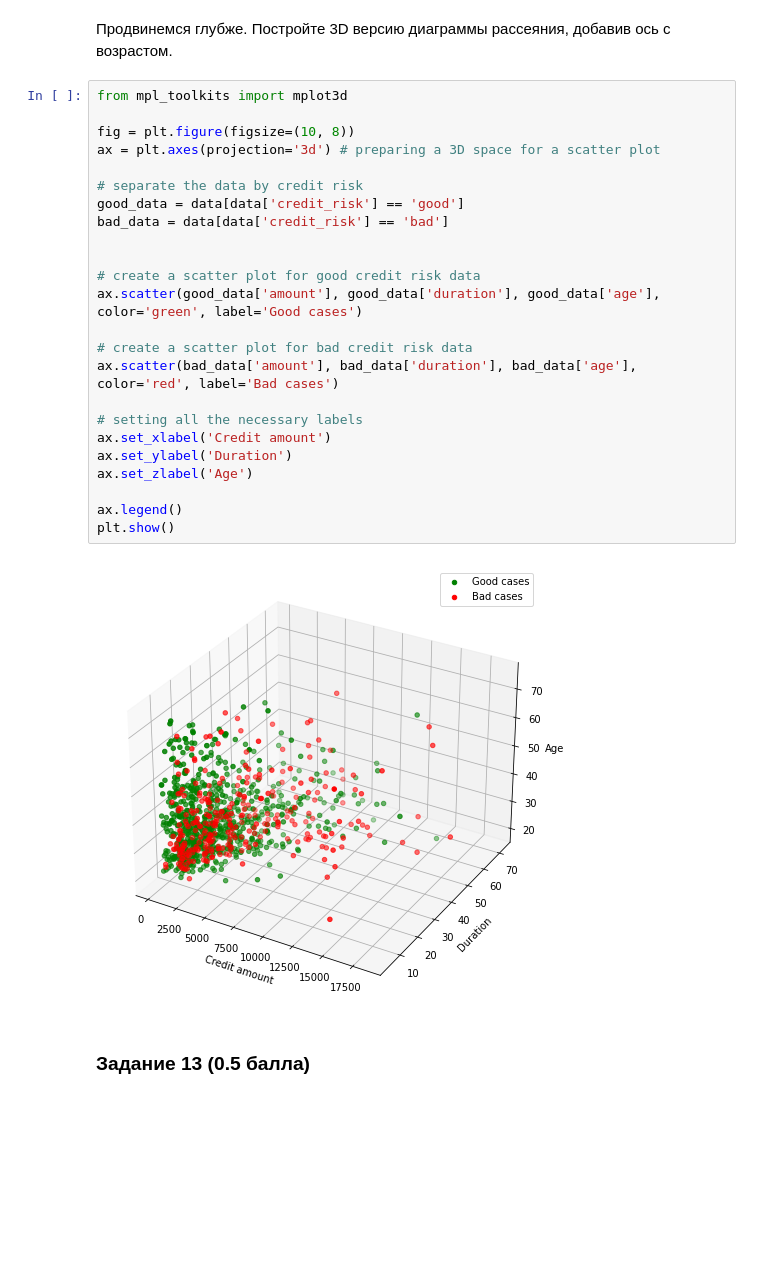
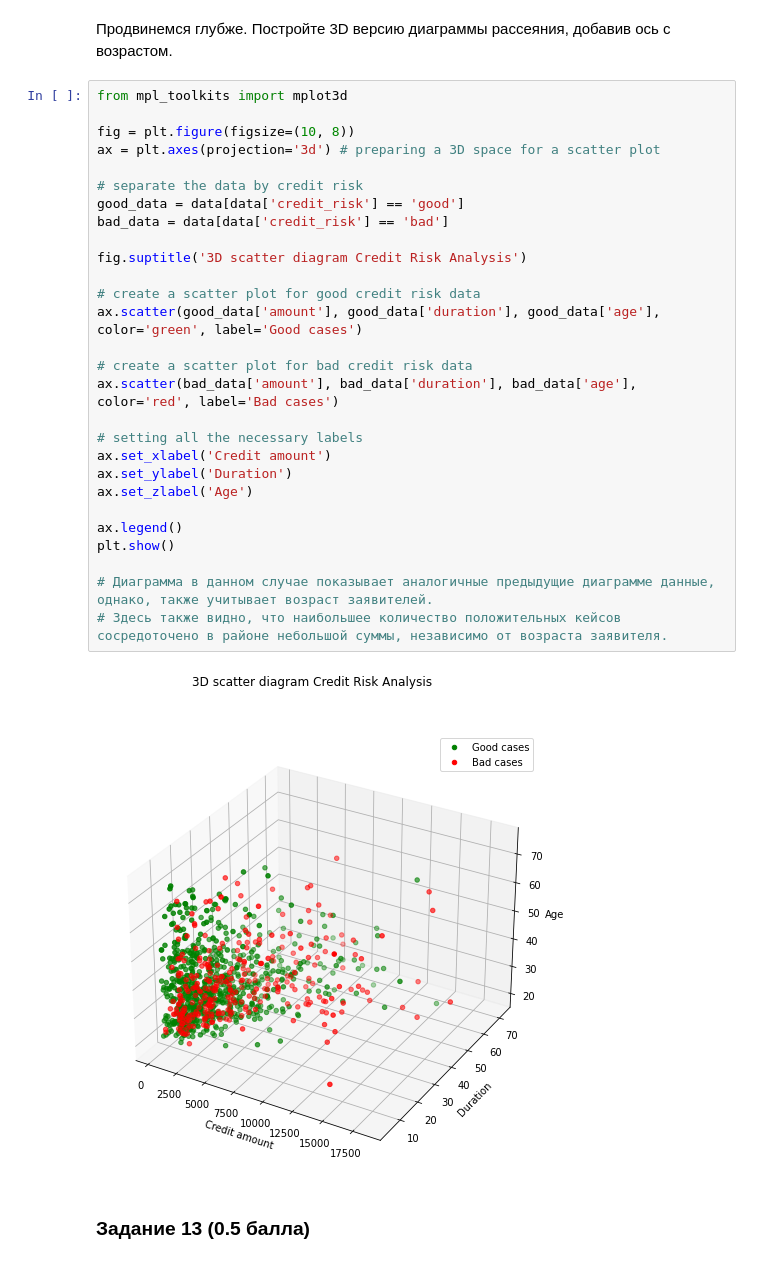
Before and after one commit to lapshinaaa/homework_machineLearning, a Jupyter notebook: homework3.ipynb, the cells around one changed output. Saved outputs shown, nothing was run; the diff lists cells and outputs as text; blank space fills up the shorter version.

```diff
--- a/homework3.ipynb
+++ b/homework3.ipynb
@@ -306,29 +318,33 @@ plt.show()
 # %%
 from mpl_toolkits import mplot3d
 
 fig = plt.figure(figsize=(10, 8))
 ax = plt.axes(projection='3d') # preparing a 3D space for a scatter plot
 
 # separate the data by credit risk
 good_data = data[data['credit_risk'] == 'good']
 bad_data = data[data['credit_risk'] == 'bad']
 
+fig.suptitle('3D scatter diagram Credit Risk Analysis')
 
 # create a scatter plot for good credit risk data
 ax.scatter(good_data['amount'], good_data['duration'], good_data['age'], color='green', label='Good cases')
 
 # create a scatter plot for bad credit risk data
 ax.scatter(bad_data['amount'], bad_data['duration'], bad_data['age'], color='red', label='Bad cases')
 
 # setting all the necessary labels
 ax.set_xlabel('Credit amount')
 ax.set_ylabel('Duration')
 ax.set_zlabel('Age')
 
 ax.legend()
 plt.show()
+
+# Диаграмма в данном случае показывает аналогичные предыдущие диаграмме данные, однако, также учитывает возраст заявителей.
+# Здесь также видно, что наибольшее количество положительных кейсов сосредоточено в районе небольшой суммы, независимо от возраста заявителя.
 # %% [output]
-[figure, old version]
+[figure, new version]
 # %% [markdown]
 ### Задание 13  (0.5 балла)
 # %% [markdown]
```
Also changed, not shown: parts of 9 cells of this notebook.
